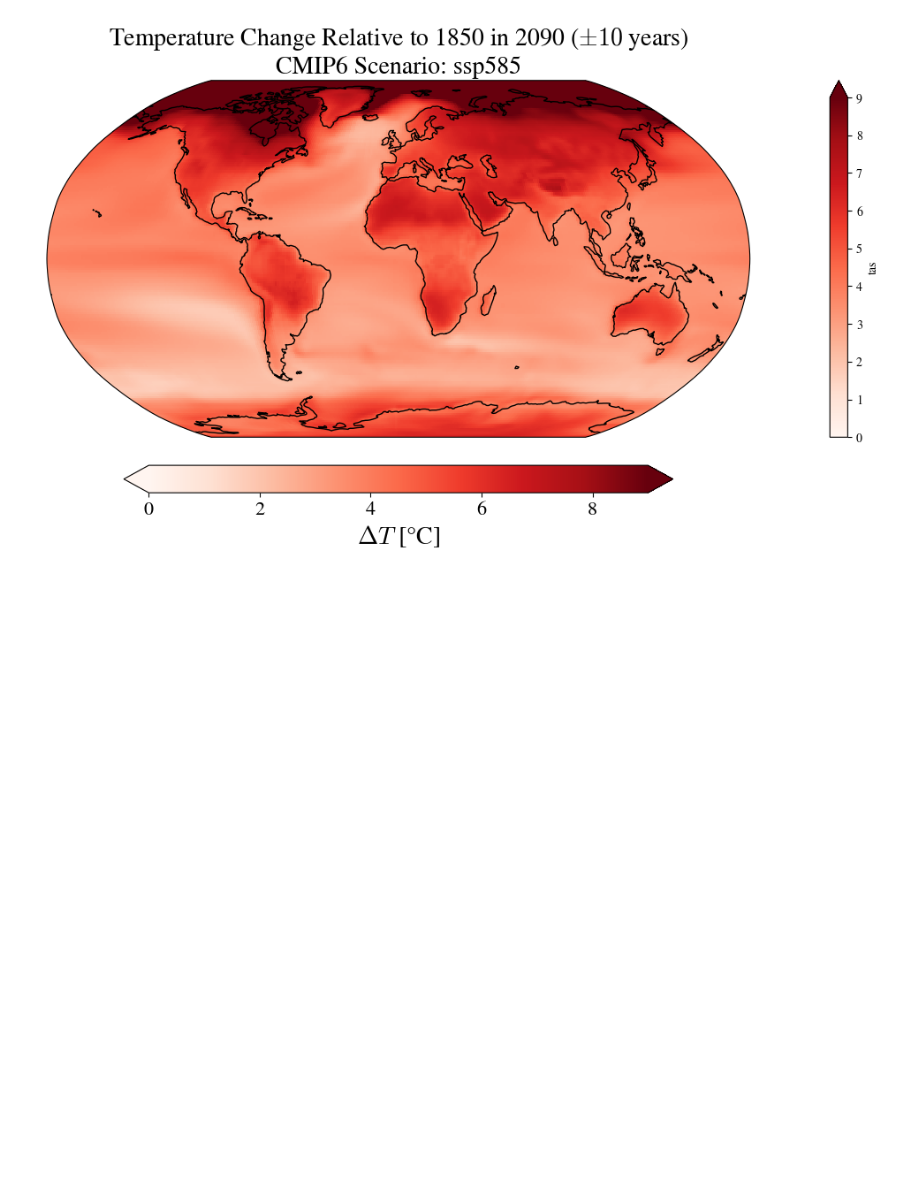
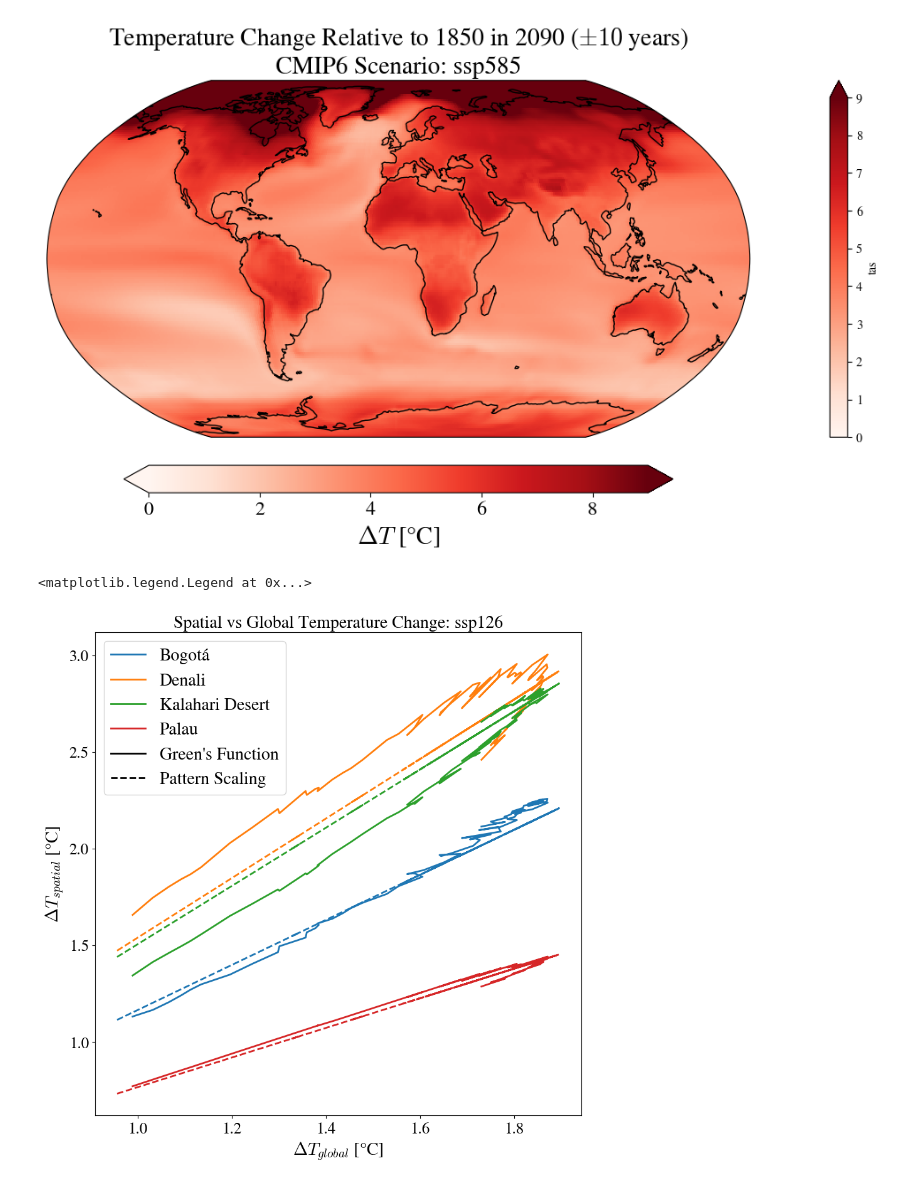
Before and after one commit to cbwomack/ERF_Greens, a Jupyter notebook: ERF_Emulator/3_paper_plots.ipynb, the cells around one changed output. Drawn from its saved outputs; the diff is of its cells as text; code cells hidden in the pictures; blank space fills up the shorter version.

```diff
--- a/ERF_Emulator/3_paper_plots.ipynb
+++ b/ERF_Emulator/3_paper_plots.ipynb
@@ -680,3 +725,66 @@ for train in train_id:
         #ERFutils.plot_dif_map_meanGF(conv_ds, tas_CMIP, plot_yr = plot_yr2, yr_dif = 10, train_id = train, conv_id = conv, save_fig = save)
 # %% [output]
 [figure]
+# %%
+import matplotlib
+from matplotlib.lines import Line2D
+matplotlib.rcParams['mathtext.fontset'] = 'cm'
+matplotlib.rcParams['font.family'] = 'STIXGeneral'
+save = False
+A = ERFutils.A
+
+output_path = ERFutils.path_to_ERF_outputs
+figure_path = ERFutils.path_to_figures
+
+train = '1pctCO2'
+conv = 'ssp126'
+
+tas_CMIP_path = f'{output_path}tas/tas_CMIP_{conv}_all_ds.nc4'
+tas_CMIP = xr.open_dataset(tas_CMIP_path)
+tas_glob_mean = tas_CMIP.weighted(A).mean(dim = ['lat','lon']).mean(dim = ['model'])
+
+conv_ds_path = f'{output_path}Spatial Results/res_conv_spatial_{train}_{conv}_all_ds.nc4'
+conv_ds = xr.open_dataset(conv_ds_path)['__xarray_dataarray_variable__']
+
+conv_mean_ds_path = f'{output_path}Global Mean Results/res_conv_global_{train}_{conv}_all_ds.nc4'
+conv_mean_ds = xr.open_dataset(conv_mean_ds_path)['__xarray_dataarray_variable__']
+
+patt_ds_path = f'{output_path}Spatial Results/res_pattern_spatial_{train}_{conv}_all_ds.nc4'
+patt_ds = xr.open_dataset(patt_ds_path)
+
+# Make plots for analysis
+model_color = ERFutils.model_color
+type_color = ERFutils.type_color
+
+lat_lon = [(3.5,287),(63.5,210),(-20.5, 21),(7.5, 134)]
+locs = ['Bogotá','Denali','Kalahari Desert','Palau']
+
+prop_cycle = plt.rcParams['axes.prop_cycle']
+colors = prop_cycle.by_key()['color']
+
+legend_elements = [Line2D([0], [0], color=colors[0], lw=2, label=locs[0]),
+                   Line2D([0], [0], color=colors[1], lw=2, label=locs[1]),
+                   Line2D([0], [0], color=colors[2], lw=2, label=locs[2]),
+                   Line2D([0], [0], color=colors[3], lw=2, label=locs[3]),
+                   Line2D([0,1],[0,1],color='k', lw=2, label='Green\'s Function'),
+                   Line2D([0,1],[0,1],linestyle='--', color='k', lw=2, label = 'Pattern Scaling')]
+                   #Line2D([0,1],[0,1],linestyle='-.', color='k', lw=2, label = 'CMIP6')]
+
+
+fig, ax = plt.subplots(figsize=(10,10))
+i = 0
+for lat, lon in lat_lon:
+    ax.plot(conv_mean_ds.sel(s=slice(165,250)).values[0],conv_ds.sel(s=slice(165,250)).sel(lat=lat,lon=lon).values[0],
+            linewidth=2,c=colors[i])
+    ax.plot(tas_glob_mean.sel(s=slice(165,250)).tas.values,patt_ds.sel(s=slice(165,250)).sel(lat=lat,lon=lon).tas.values,
+            linewidth=2,c=colors[i],linestyle='--')
+    i += 1
+
+ax.set_ylabel('$\Delta T_{spatial}$ [$\degree$C]', fontsize = 20)
+ax.set_xlabel('$\Delta T_{global}$ [$\degree$C]', fontsize = 20)
+ax.set_title(f'Spatial vs Global Temperature Change: ssp126',fontsize=20)
+ax.tick_params(axis='both', which='major', labelsize=18)
+ax.legend(handles=legend_elements,fontsize=20)
+# %% [output]
+<matplotlib.legend.Legend at 0x...>
+[figure, added]
```
Also changed, not shown: parts of 6 cells of this notebook, 5 other files.
